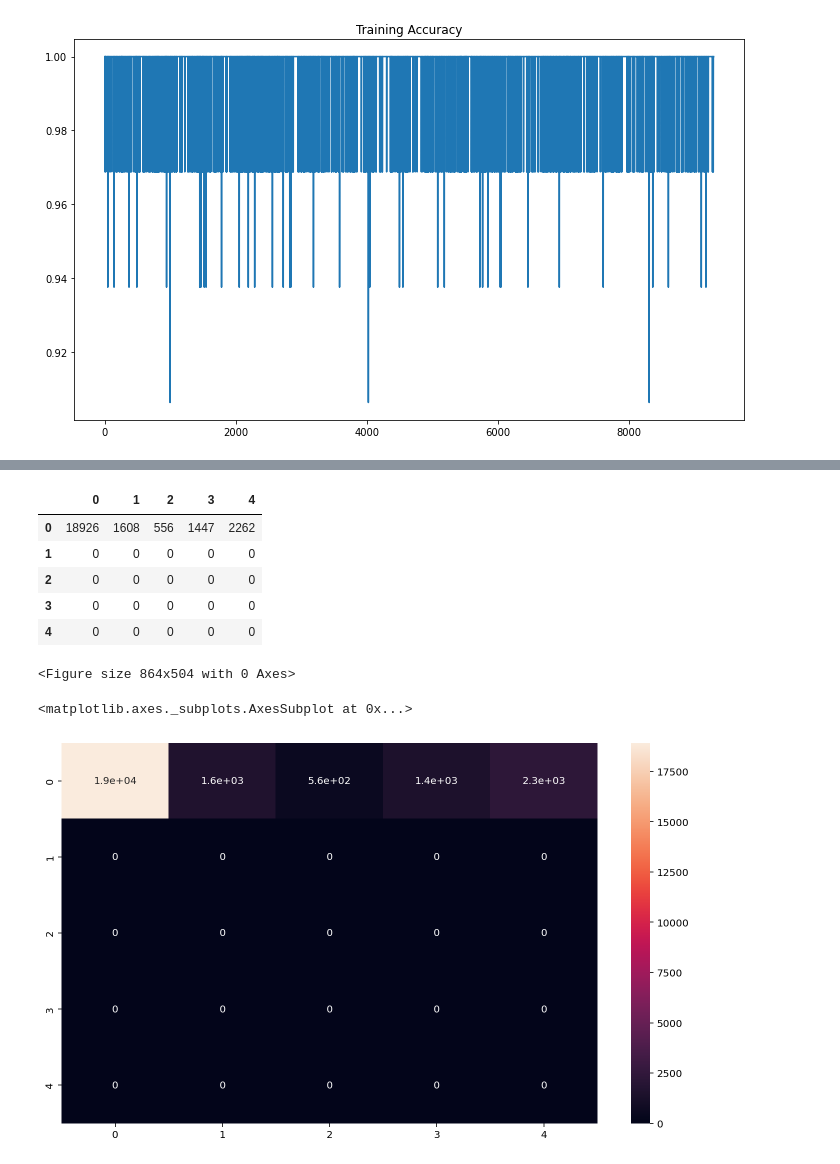
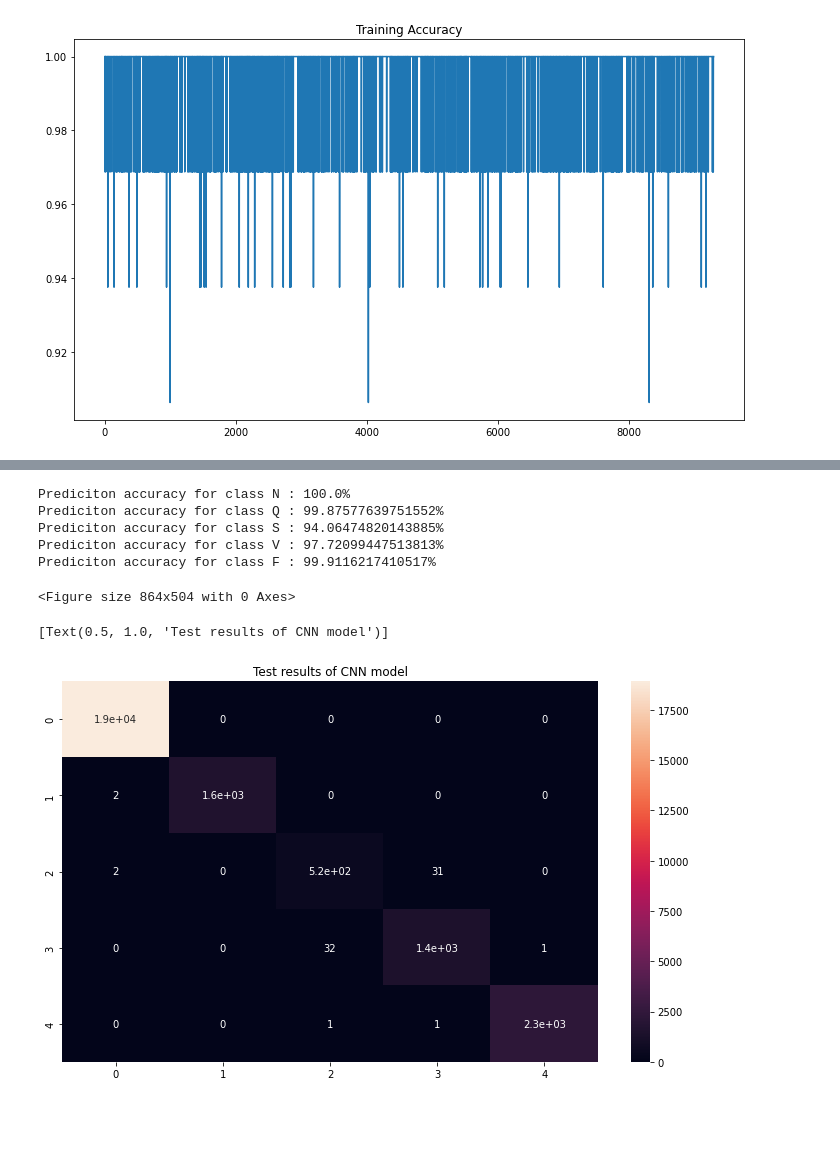
Before and after one commit to abdulSalamKagaji97/data_690_deeplearning, a Jupyter notebook: DATA690_FINAL_PROJECT_ABDUL_SALAM_KAGAJI_v4.ipynb, the cells around one changed output, grey strips where cells are left out. Drawn from its saved outputs; the diff is of its cells as text; code cells hidden in the pictures; blank space fills up the shorter version.

```diff
--- a/DATA690_FINAL_PROJECT_ABDUL_SALAM_KAGAJI_v4.ipynb
+++ b/DATA690_FINAL_PROJECT_ABDUL_SALAM_KAGAJI_v4.ipynb
@@ -320,20 +327,19 @@ with torch.no_grad():
 # %%
 matrix_arr = test_confusion_matrix.cpu().numpy()
 for i,class_label in enumerate(classes):
-  print(f'Prediciton accuracy for class {class_label} : {(matrix_arr[i][0]*100)/sum(matrix_arr[i])}%')
+  print(f'Prediciton accuracy for class {class_label} : {(matrix_arr[i][i]*100)/sum(matrix_arr[i])}%')
+# %% [output]
+Prediciton accuracy for class N : 100.0%
+Prediciton accuracy for class Q : 99.87577639751552%
+Prediciton accuracy for class S : 94.06474820143885%
+Prediciton accuracy for class V : 97.72099447513813%
+Prediciton accuracy for class F : 99.9116217410517%
 # %%
 
 df_cm = pd.DataFrame(test_confusion_matrix.cpu().numpy())
 plt.figure(figsize = (12,7))
-sns.heatmap(df_cm, annot=True)
-plt.savefig('output.png')
+sns.heatmap(df_cm, annot=True).set(title='Test results of CNN model')
 # %% [output]
-|  | 0 | 1 | 2 | 3 | 4 |
-| 0 | 18926 | 1608 | 556 | 1447 | 2262 |
-| 1 | 0 | 0 | 0 | 0 | 0 |
-| 2 | 0 | 0 | 0 | 0 | 0 |
-| 3 | 0 | 0 | 0 | 0 | 0 |
-| 4 | 0 | 0 | 0 | 0 | 0 |
 <Figure size 864x504 with 0 Axes>
-<matplotlib.axes._subplots.AxesSubplot at 0x...>
+[Text(0.5, 1.0, 'Test results of CNN model')]
-[figure, old version]
+[figure, new version]
```
Also changed, not shown: parts of 1 cell of this notebook.
